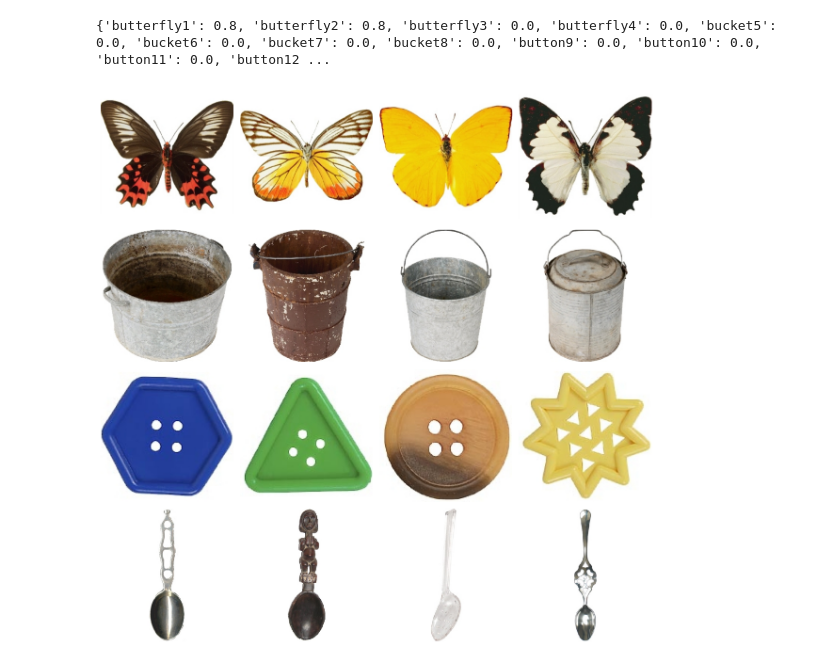
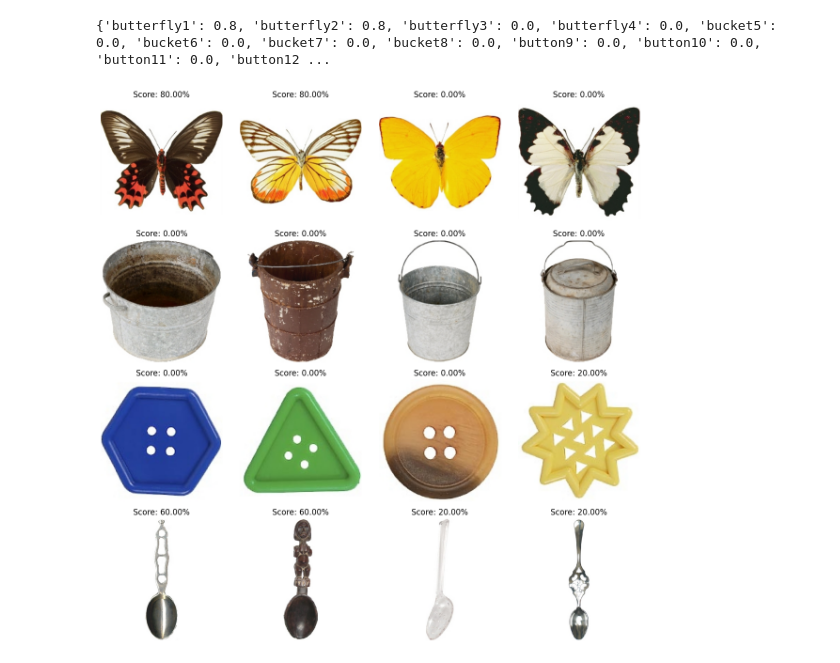
Before and after one commit to Kexueyi/CVCL2024-repro, a Jupyter notebook: cvcl_plt_reproduce.ipynb, the cells around one changed output. Drawn from its saved outputs; the diff is of its cells as text; code cells hidden in the pictures.

```diff
--- a/cvcl_plt_reproduce.ipynb
+++ b/cvcl_plt_reproduce.ipynb
@@ -57,30 +57,30 @@ print(results)
 # %%
 import matplotlib.pyplot as plt
 import json
 
 # Load class accuracies
 class_accuracies = {'butterfly1': 0.8, 'butterfly2': 0.8, 'butterfly3': 0.0, 'butterfly4': 0.0, 'bucket5': 0.0, 'bucket6': 0.0, 'bucket7': 0.0, 'bucket8': 0.0, 'button9': 0.0, 'button10': 0.0, 'button11': 0.0, 'button12': 0.2, 'spoon13': 0.6, 'spoon14': 0.6, 'spoon15': 0.2, 'spoon16': 0.2}
 
 # Load image filenames
 with open('datasets/trials/gen_example.json', 'r') as file:
     image_data = json.load(file)
     image_filenames = {entry['target_category']: entry['target_img_filename'] for entry in image_data}
 
 # Setup the plot
 fig, axes = plt.subplots(4, 4, figsize=(12, 12))
 axes = axes.flatten()
 
 # Plot each image with its score
 for i, (class_name, accuracy) in enumerate(class_accuracies.items()):
     img_path = image_filenames[class_name]
     if not img_path.startswith('/'):  # Check if the path is already absolute
         img_path = f'datasets/trials/{img_path}'  # Correct the path
     img = plt.imread(img_path)  # Read the image
     axes[i].imshow(img)
-    axes[i].set_title(f'{class_name}\nScore: {accuracy}')
+    axes[i].set_title(f'Score: {accuracy * 100:.2f}%')
     axes[i].axis('off')
 
 plt.tight_layout()
 plt.show()
 # %% [output]
-[figure, old version]
+[figure, new version]
```
Also changed, not shown: parts of 2 cells of this notebook, 8 other files.
